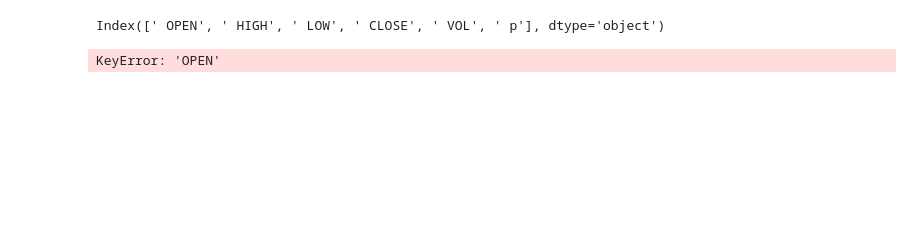
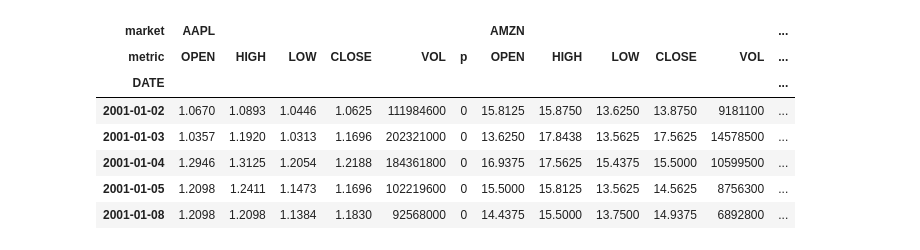
Before and after one commit to rtoole13/quantiac, a Jupyter notebook: notebooks/tph_20190519.ipynb, the cells around one changed output. Saved outputs shown, nothing was run; the diff lists cells and outputs as text; code cells hidden in the pictures; blank space fills up the shorter version.

```diff
--- a/notebooks/tph_20190519.ipynb
+++ b/notebooks/tph_20190519.ipynb
@@ -16,9 +38,12 @@ ticker_dict = utils.make_ticker_dict(data_subset=["AAPL", "AMZN"])
-# %%
-df.columns
-# %% [output]
-Index([' OPEN', ' HIGH', ' LOW', ' CLOSE', ' VOL', ' p'], dtype='object')
 # %%
-df = ticker_dict["AAPL"]
-df["OPEN"].plot()
+df = utils.ticker_dict_to_df(ticker_dict)
+df.head()
 # %% [output]
-KeyError: 'OPEN'
+| market | AAPL |  |  |  |  |  | AMZN |  |  |  |  | ... |
+| metric | OPEN | HIGH | LOW | CLOSE | VOL | p | OPEN | HIGH | LOW | CLOSE | VOL | ... |
+| DATE |  |  |  |  |  |  |  |  |  |  |  | ... |
+| 2001-01-02 | 1.0670 | 1.0893 | 1.0446 | 1.0625 | 111984600 | 0 | 15.8125 | 15.8750 | 13.6250 | 13.8750 | 9181100 | ... |
+| 2001-01-03 | 1.0357 | 1.1920 | 1.0313 | 1.1696 | 202321000 | 0 | 13.6250 | 17.8438 | 13.5625 | 17.5625 | 14578500 | ... |
+| 2001-01-04 | 1.2946 | 1.3125 | 1.2054 | 1.2188 | 184361800 | 0 | 16.9375 | 17.5625 | 15.4375 | 15.5000 | 10599500 | ... |
+| 2001-01-05 | 1.2098 | 1.2411 | 1.1473 | 1.1696 | 102219600 | 0 | 15.5000 | 15.8125 | 13.5625 | 14.5625 | 8756300 | ... |
+| 2001-01-08 | 1.2098 | 1.2098 | 1.1384 | 1.1830 | 92568000 | 0 | 14.4375 | 15.5000 | 13.7500 | 14.9375 | 6892800 | ... |
```
Also changed, not shown: parts of 9 cells of this notebook, 1 other file.
